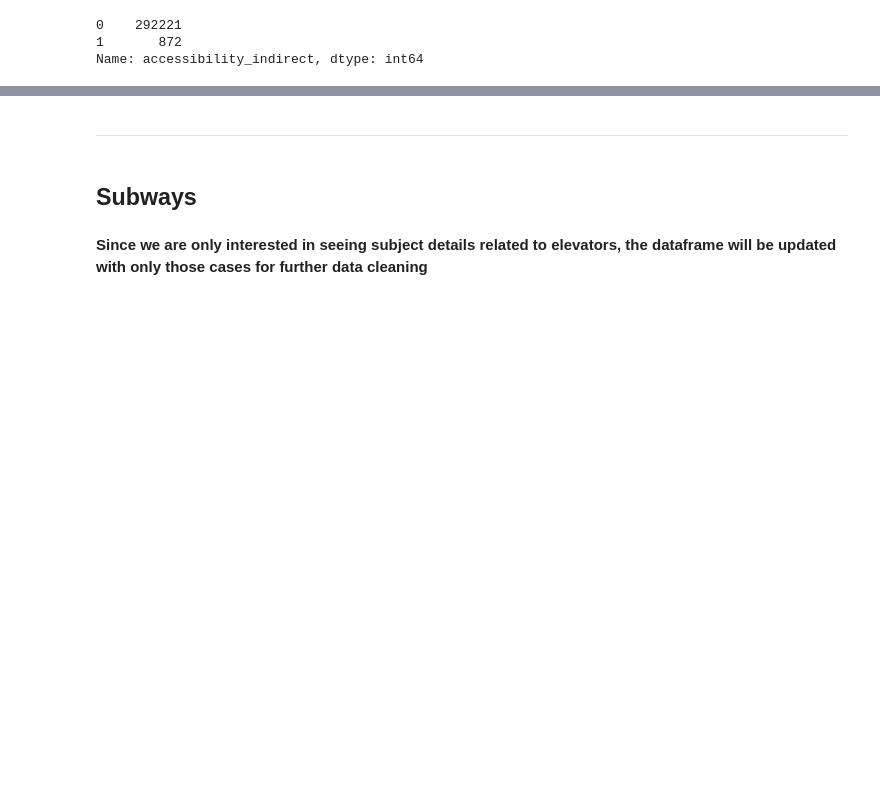
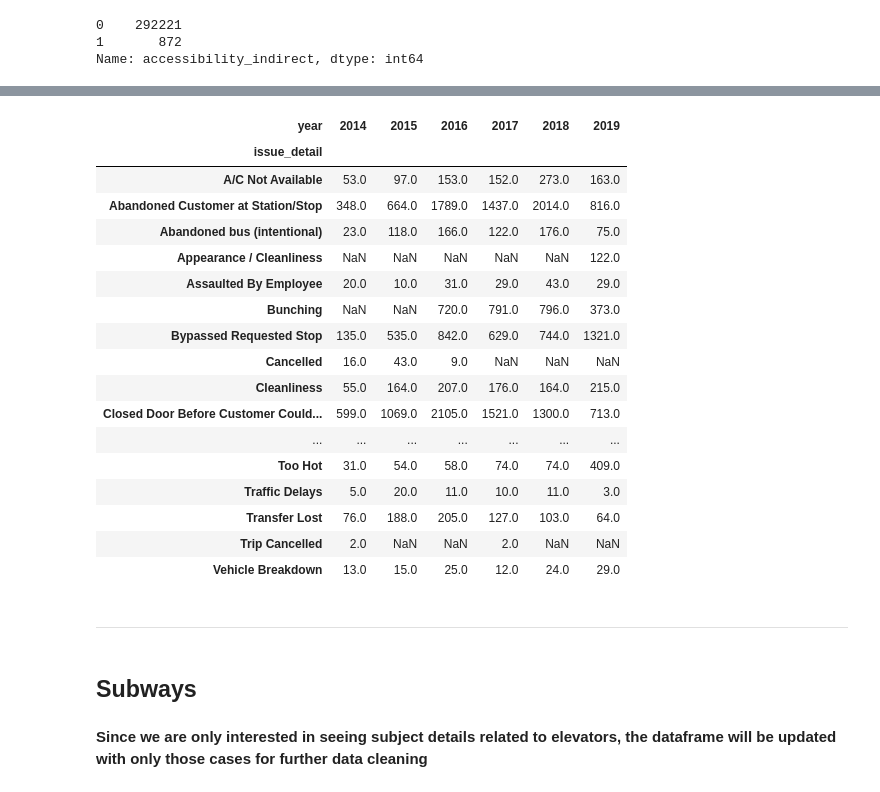
Before and after one commit to itzamnahuerta/mta_complaints, a Jupyter notebook: MTA_Analysis.ipynb, the cells around one changed output, grey strips where cells are left out. Drawn from its saved outputs; the diff is of its cells as text; code cells hidden in the pictures; blank space fills up the shorter version.

```diff
--- a/MTA_Analysis.ipynb
+++ b/MTA_Analysis.ipynb
@@ -952,0 +927,27 @@ rider_comfort_service_reliability_by_year
+# %%
+# Rider comfort & Service reliability
+
+rider_comfort_service_reliability_by_year = buses_df[buses_df['rider_comfort_and_service_reliability'] == 1 ]
+
+
+rider_comfort_service_reliability_by_year = pd.pivot_table(rider_comfort_service_reliability_by_year, columns="year", values="rider_comfort_and_service_reliability",index='issue_detail' ,aggfunc='count')
+rider_comfort_service_reliability_by_year
+# %% [output]
+| year | 2014 | 2015 | 2016 | 2017 | 2018 | 2019 |
+| issue_detail |  |  |  |  |  |  |
+| A/C Not Available | 53.0 | 97.0 | 153.0 | 152.0 | 273.0 | 163.0 |
+| Abandoned Customer at Station/Stop | 348.0 | 664.0 | 1789.0 | 1437.0 | 2014.0 | 816.0 |
+| Abandoned bus (intentional) | 23.0 | 118.0 | 166.0 | 122.0 | 176.0 | 75.0 |
+| Appearance / Cleanliness | NaN | NaN | NaN | NaN | NaN | 122.0 |
+| Assaulted By Employee | 20.0 | 10.0 | 31.0 | 29.0 | 43.0 | 29.0 |
+| Bunching | NaN | NaN | 720.0 | 791.0 | 796.0 | 373.0 |
+| Bypassed Requested Stop | 135.0 | 535.0 | 842.0 | 629.0 | 744.0 | 1321.0 |
+| Cancelled | 16.0 | 43.0 | 9.0 | NaN | NaN | NaN |
+| Cleanliness | 55.0 | 164.0 | 207.0 | 176.0 | 164.0 | 215.0 |
+| Closed Door Before Customer Could... | 599.0 | 1069.0 | 2105.0 | 1521.0 | 1300.0 | 713.0 |
+| ... | ... | ... | ... | ... | ... | ... |
+| Too Hot | 31.0 | 54.0 | 58.0 | 74.0 | 74.0 | 409.0 |
+| Traffic Delays | 5.0 | 20.0 | 11.0 | 10.0 | 11.0 | 3.0 |
+| Transfer Lost | 76.0 | 188.0 | 205.0 | 127.0 | 103.0 | 64.0 |
+| Trip Cancelled | 2.0 | NaN | NaN | 2.0 | NaN | NaN |
+| Vehicle Breakdown | 13.0 | 15.0 | 25.0 | 12.0 | 24.0 | 29.0 |
```
Also changed, not shown: parts of 22 cells of this notebook, 9 other files.
